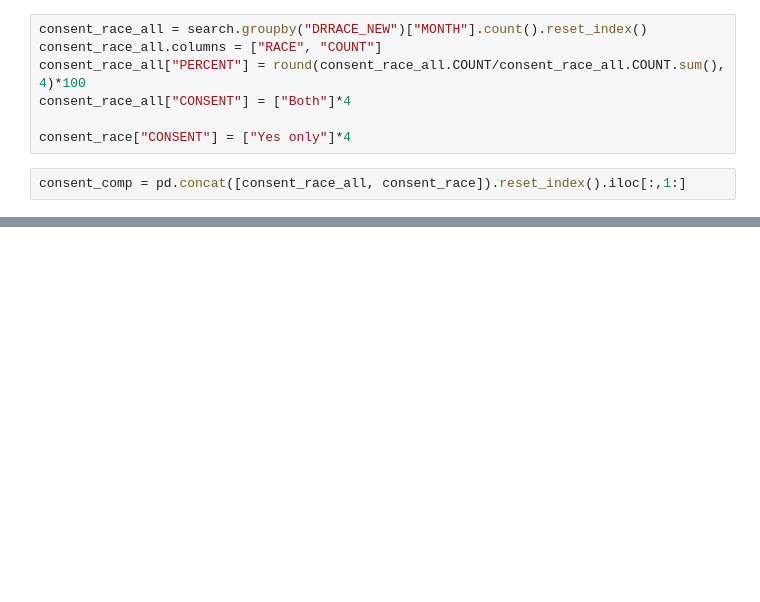
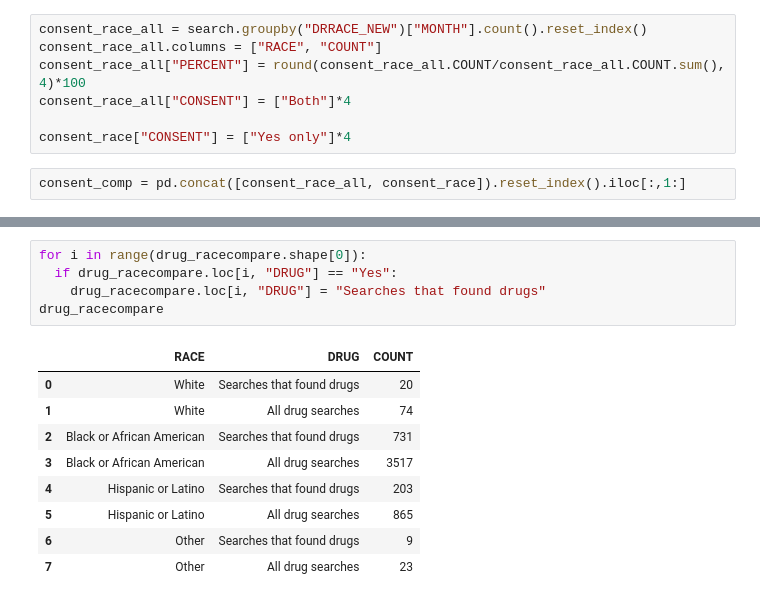
Before and after one commit to jcvincentliu/Analyzing-Racial-Disparities-in-Chicago-Police-Traffic-Stops, a Jupyter notebook: IDOT_EDA.ipynb, the cells around one changed output, grey strips where cells are left out. Cells and saved outputs as stored; diff of their text form; blank space fills up the shorter version.

```diff
--- a/IDOT_EDA.ipynb
+++ b/IDOT_EDA.ipynb
@@ -615,0 +894,15 @@ alt.Chart(consent_comp, title  = "Who Gave Consent vs Who was Searched").mark_ba
+# %%
+for i in range(drug_racecompare.shape[0]):
+  if drug_racecompare.loc[i, "DRUG"] == "Yes":
+    drug_racecompare.loc[i, "DRUG"] = "Searches that found drugs"
+drug_racecompare
+# %% [output]
+|  | RACE | DRUG | COUNT |
+| 0 | White | Searches that found drugs | 20 |
+| 1 | White | All drug searches | 74 |
+| 2 | Black or African American | Searches that found drugs | 731 |
+| 3 | Black or African American | All drug searches | 3517 |
+| 4 | Hispanic or Latino | Searches that found drugs | 203 |
+| 5 | Hispanic or Latino | All drug searches | 865 |
+| 6 | Other | Searches that found drugs | 9 |
+| 7 | Other | All drug searches | 23 |
```
Also changed, not shown: parts of 34 cells of this notebook.
